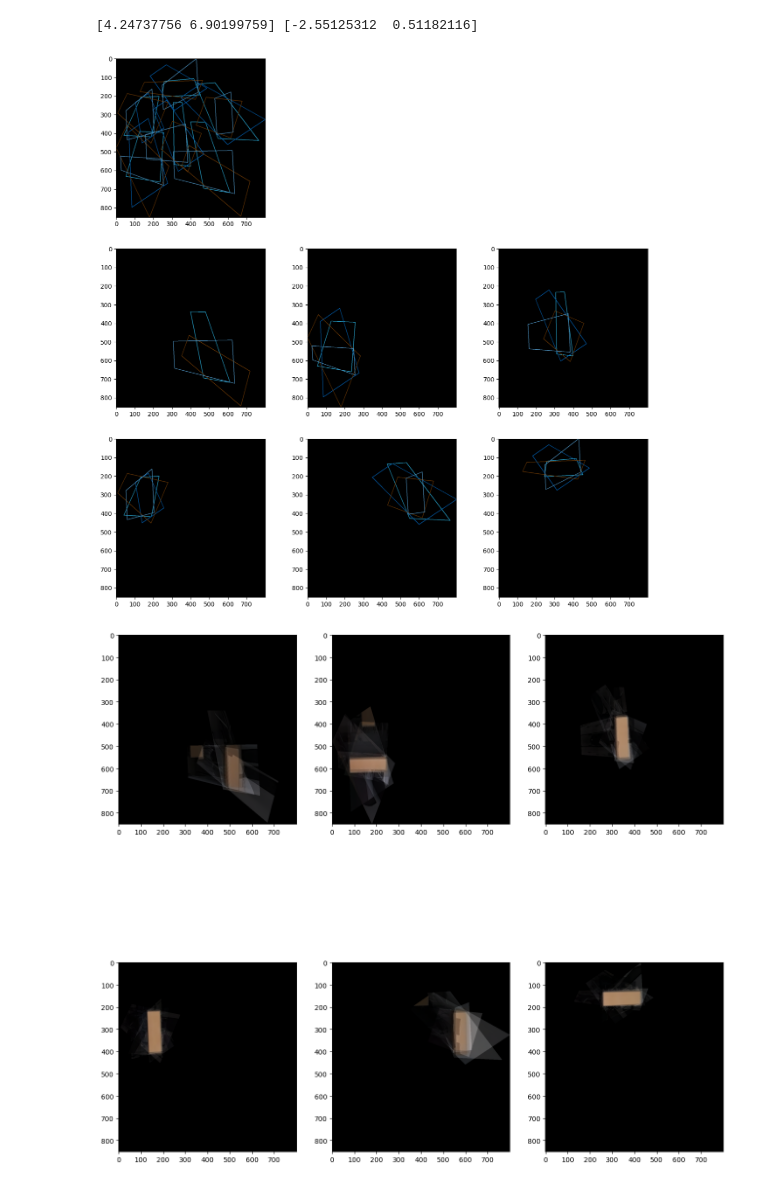
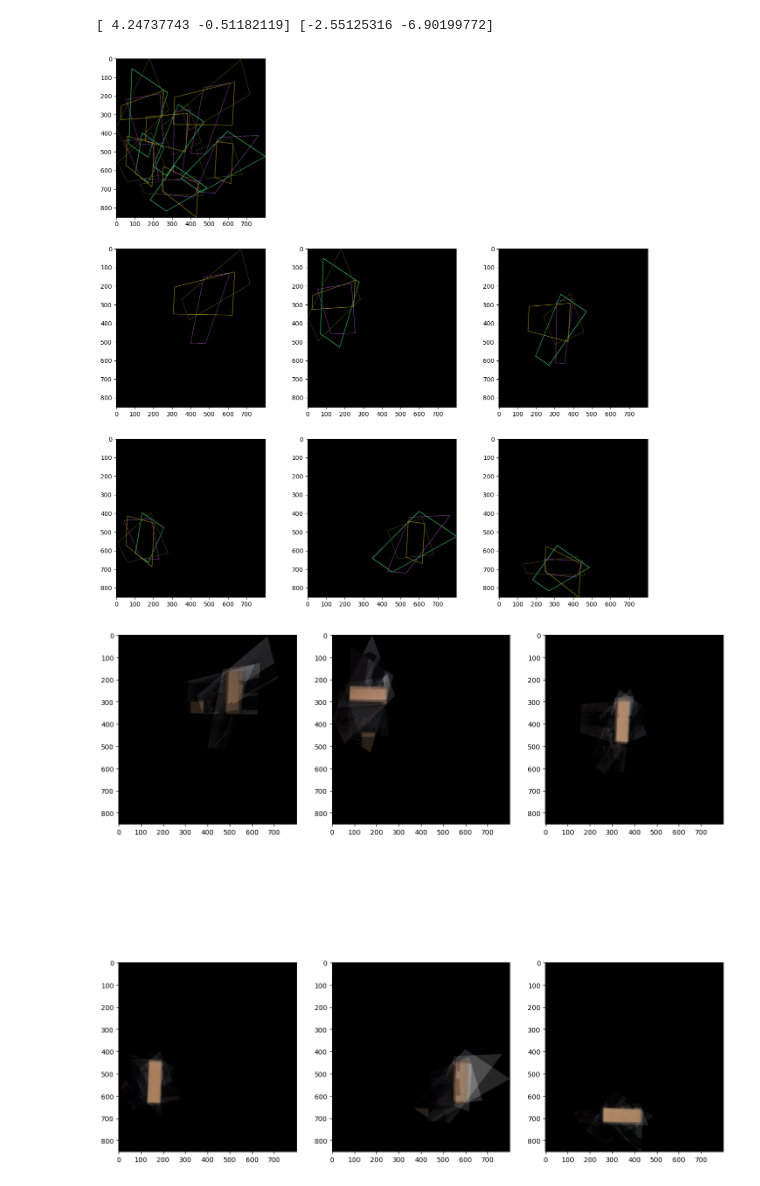
Before and after one commit to pasa3232/Vacant_seats_detector, a Jupyter notebook: layout.ipynb, the cells around one changed output. Cells and saved outputs as stored; diff of their text form; code cells hidden in the pictures.

```diff
--- a/layout.ipynb
+++ b/layout.ipynb
@@ -21,7 +23,6 @@ K = np.array([
     [0, 975.475220, 729.893921],
     [0, 0, 1]
 ])
-plane_coeffs = np.array([0.04389121, -0.49583658, -0.25795586, 0.82805701])
 num_cams = 4
 
 cam_poses = {}
@@ -34,6 +35,7 @@ for i in range(num_cams):
             pose.append(data)
         pose = np.array(pose)
         cam_poses[f'cam{i}'] = pose.reshape(4, 4)
+plane_coeffs = get_plane_coeffs(K, cam_poses)
 
 img = [cv2.imread(str(data_path / f"cam{id}" / "00000.jpg")) for id in range(num_cams)]
 # %%
@@ -151,7 +151,7 @@ for id in range(num_cams):
 mx_px, mi_px = get_bbox(np.stack(px, axis=0))
 print(mx_px, mi_px)
 # %% [output]
-[4.24737756 6.90199759] [-2.55125312  0.51182116]
+[ 4.24737743 -0.51182119] [-2.55125316 -6.90199772]
 # %%
 def matchByOverlap(after_bboxes, before_bboxes_transformed):
     overlaps = []
@@ -235,24 +235,33 @@ for i, group in enumerate(groups):
     plt.subplot(3, 3, i + 3 + 1)
     plt.imshow(im)
 # %% [output]
-[figure, old version]
+[figure, new version]
 # %%
+def interpolate(im, r, c):
+    a, b = r - int(r), c - int(c)
+    r = int(r)
+    c = int(c)
+    return ((1 - a) * (1 - b) * im[r, c]
+        + a * (1 - b) * im[r+1, c]
+        + a * b * im[r+1, c+1]
+        + (1 - a) * b * im[r, c+1])
+
 plt.figure(figsize=(16, 16))
-for i, group in tqdm(enumerate(groups)):
+for i, group in enumerate(groups):
     out = np.zeros((height, width, 3))
 
-    for id, tid in group:
+    for id, tid in tqdm(group):
         polygon = MultiPoint(tables[f'cam{id}'][tid])
         convhull = polygon.convex_hull
         for x in range(int(polygon.bounds[0]), int(polygon.bounds[2]) + 1):
             for y in range(int(polygon.bounds[1]), int(polygon.bounds[3]) + 1):
                 if not polygon.convex_hull.contains(Point(x,y)):
                     continue
                 t1 = px2p(np.array([x, y]), mi_px, mx_px, width, height).reshape(1, 2)
                 t2 = layout2plane(t1, plane_coeffs)
-                r_, c_ = reprojection(t2, K, cam_poses[f'cam{id}'])[0].astype(int)[::-1]
-                out[y][x] += img[id][r_][c_] * 0.25
+                r_, c_ = reprojection(t2, K, cam_poses[f'cam{id}'])[0][::-1]
+                out[y][x] += interpolate(img[id], r_, c_) / num_cams
     plt.subplot(2, 3, i + 1)
     plt.imshow(cv2.cvtColor(out.astype(np.uint8), cv2.COLOR_BGR2RGB))
 # %% [output]
-[figure, old version]
+[figure, new version]
```
Also changed, not shown: parts of 4 cells of this notebook, 2 other files.
